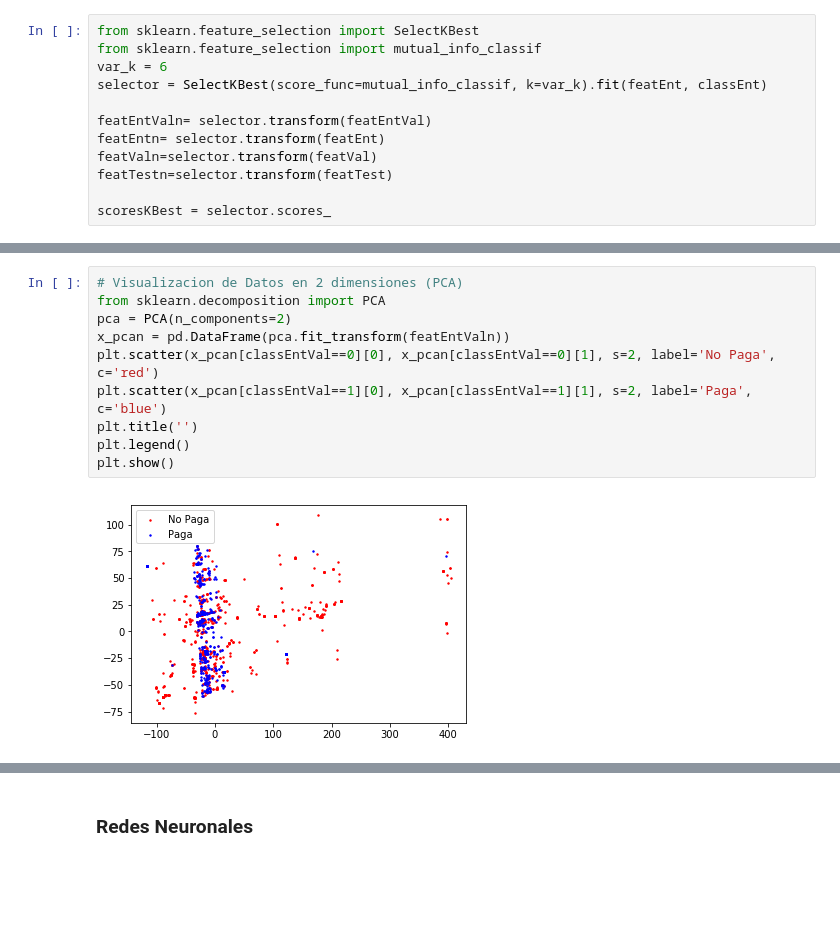
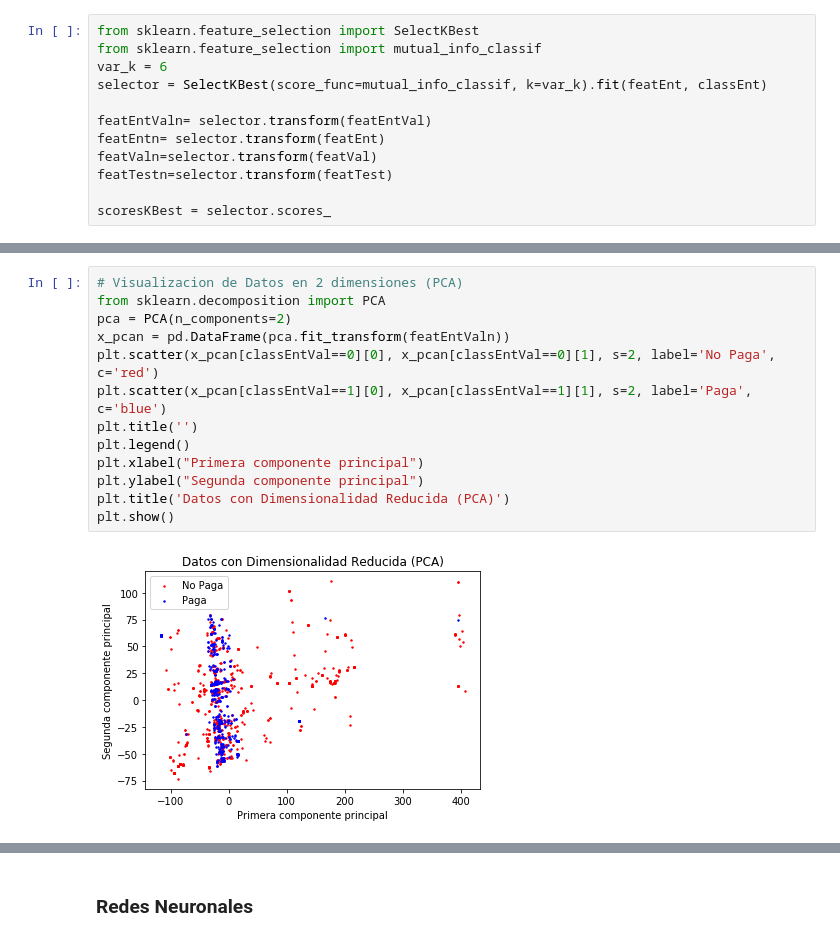
Before and after one commit to GioPais/Credit_score_project, a Jupyter notebook: Credit_score.ipynb, the cells around one changed output, grey strips where cells are left out. Saved outputs shown, nothing was run; the diff lists cells and outputs as text; blank space fills up the shorter version.

```diff
--- a/Credit_score.ipynb
+++ b/Credit_score.ipynb
@@ -542,15 +540,18 @@ plot_scores(selector, scoresKBest, caractstr)
 # %%
 # Visualizacion de Datos en 2 dimensiones (PCA)
 from sklearn.decomposition import PCA
 pca = PCA(n_components=2)
 x_pcan = pd.DataFrame(pca.fit_transform(featEntValn))
 plt.scatter(x_pcan[classEntVal==0][0], x_pcan[classEntVal==0][1], s=2, label='No Paga', c='red')
 plt.scatter(x_pcan[classEntVal==1][0], x_pcan[classEntVal==1][1], s=2, label='Paga', c='blue')
 plt.title('')
 plt.legend()
+plt.xlabel("Primera componente principal")
+plt.ylabel("Segunda componente principal")
+plt.title('Datos con Dimensionalidad Reducida (PCA)')
 plt.show()
 # %% [output]
-[figure, old version]
+[figure, new version]
 # %%
 from sklearn.cluster import KMeans
 kmeans = KMeans(n_clusters=2).fit(featEntValn)
```
Also changed, not shown: parts of 13 cells of this notebook.
